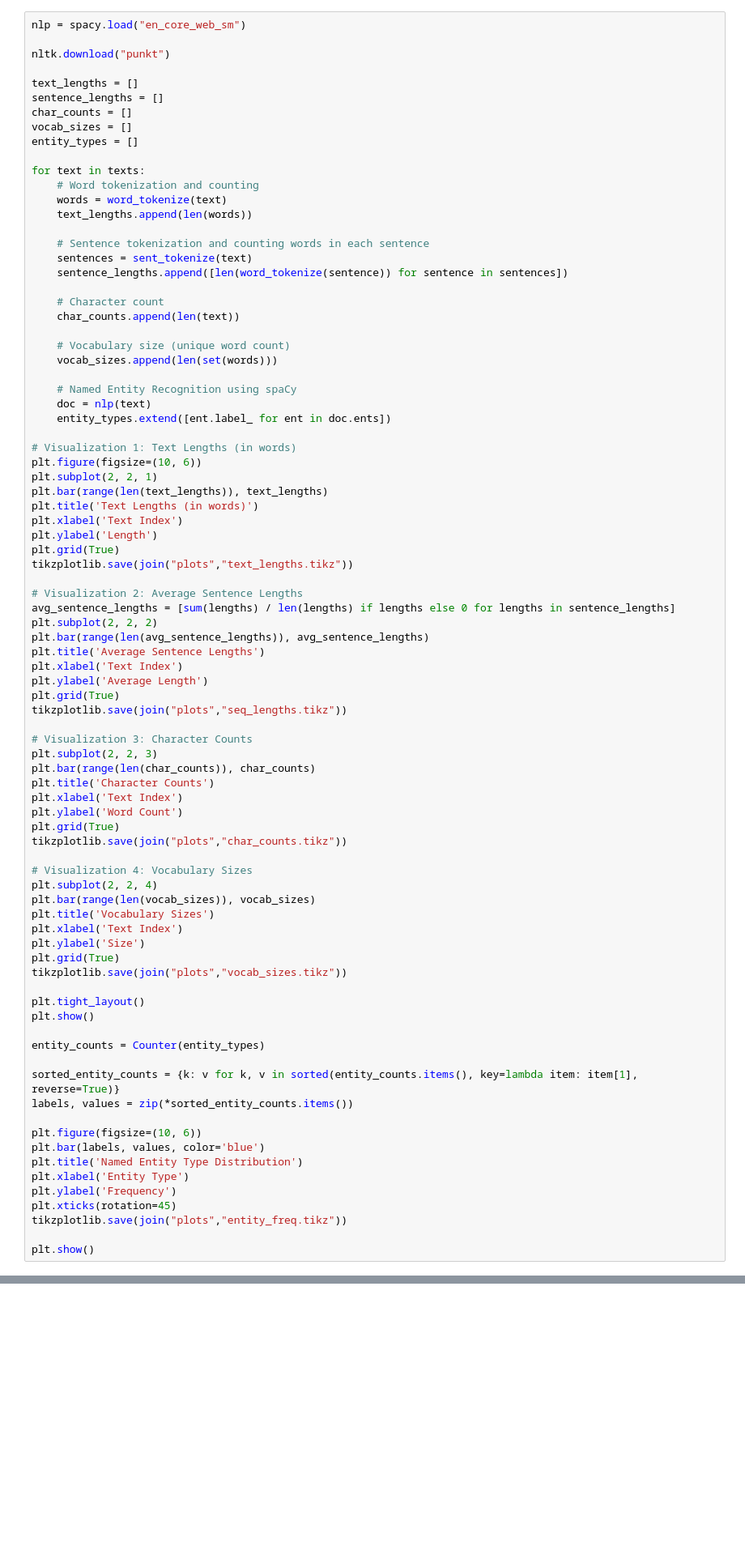
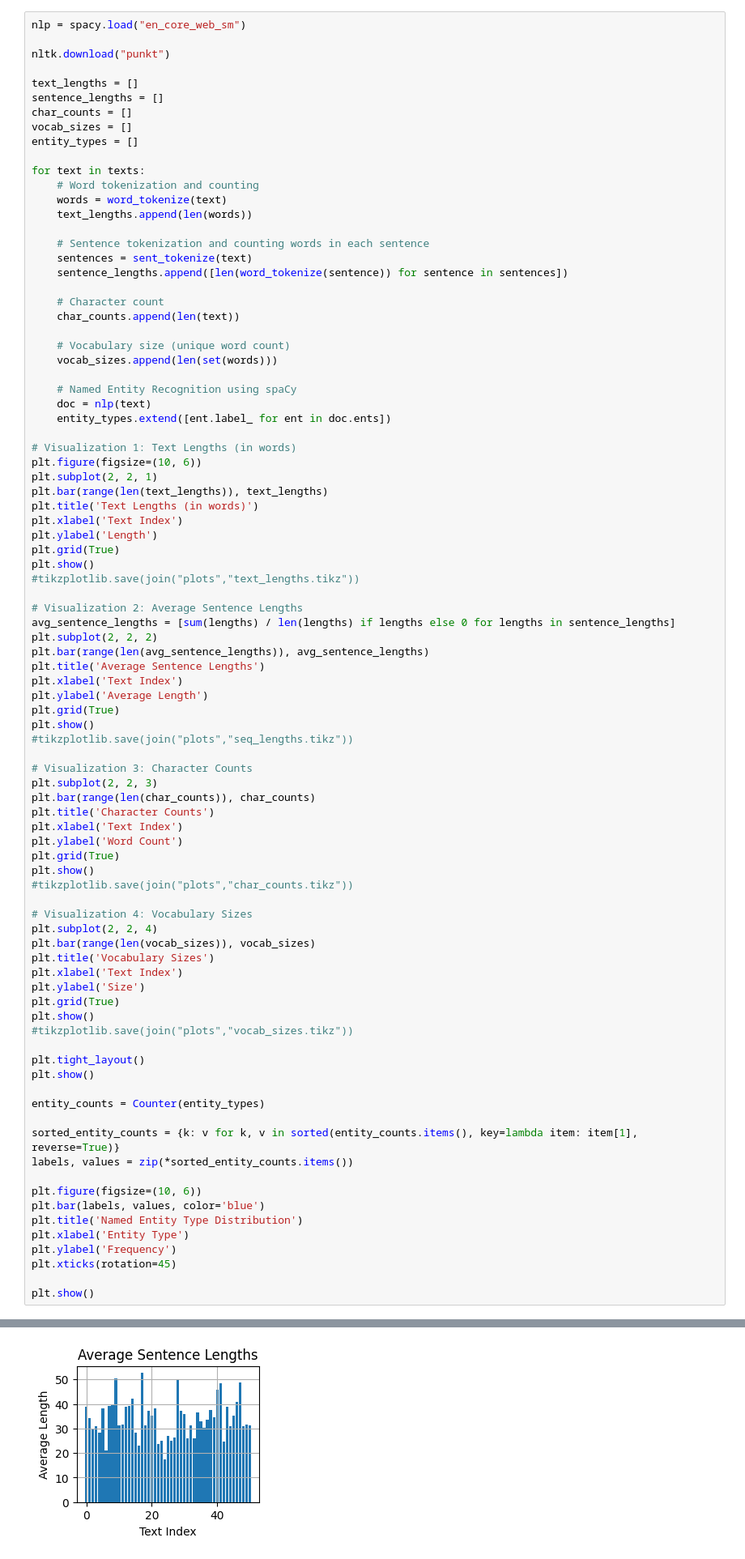
Before and after one commit to rikardradovac/RAG, a Jupyter notebook: analyze.ipynb, the cells around one changed output, grey strips where cells are left out. Shown at 81% size. Saved outputs shown, nothing was run; the diff lists cells and outputs as text; blank space fills up the shorter version.

Commit message:
without tikz

```diff
--- a/analyze.ipynb
+++ b/analyze.ipynb
@@ -98,7 +97,8 @@ plt.title('Text Lengths (in words)')
 plt.xlabel('Text Index')
 plt.ylabel('Length')
 plt.grid(True)
-tikzplotlib.save(join("plots","text_lengths.tikz"))
+plt.show()
+#tikzplotlib.save(join("plots","text_lengths.tikz"))
 
 # Visualization 2: Average Sentence Lengths
 avg_sentence_lengths = [sum(lengths) / len(lengths) if lengths else 0 for lengths in sentence_lengths]
@@ -108,7 +108,8 @@ plt.title('Average Sentence Lengths')
 plt.xlabel('Text Index')
 plt.ylabel('Average Length')
 plt.grid(True)
-tikzplotlib.save(join("plots","seq_lengths.tikz"))
+plt.show()
+#tikzplotlib.save(join("plots","seq_lengths.tikz"))
 
 # Visualization 3: Character Counts
 plt.subplot(2, 2, 3)
@@ -117,7 +118,8 @@ plt.title('Character Counts')
 plt.xlabel('Text Index')
 plt.ylabel('Word Count')
 plt.grid(True)
-tikzplotlib.save(join("plots","char_counts.tikz"))
+plt.show()
+#tikzplotlib.save(join("plots","char_counts.tikz"))
 
 # Visualization 4: Vocabulary Sizes
 plt.subplot(2, 2, 4)
@@ -126,7 +128,8 @@ plt.title('Vocabulary Sizes')
 plt.xlabel('Text Index')
 plt.ylabel('Size')
 plt.grid(True)
-tikzplotlib.save(join("plots","vocab_sizes.tikz"))
+plt.show()
+#tikzplotlib.save(join("plots","vocab_sizes.tikz"))
 
 plt.tight_layout()
 plt.show()
@@ -142,7 +145,6 @@ plt.title('Named Entity Type Distribution')
 plt.xlabel('Entity Type')
 plt.ylabel('Frequency')
 plt.xticks(rotation=45)
-tikzplotlib.save(join("plots","entity_freq.tikz"))
 
 plt.show()
 # %% [output]
@@ -151,0 +155 @@ plt.show()
+[figure, added]
```
Also changed, not shown: parts of 5 cells of this notebook.
